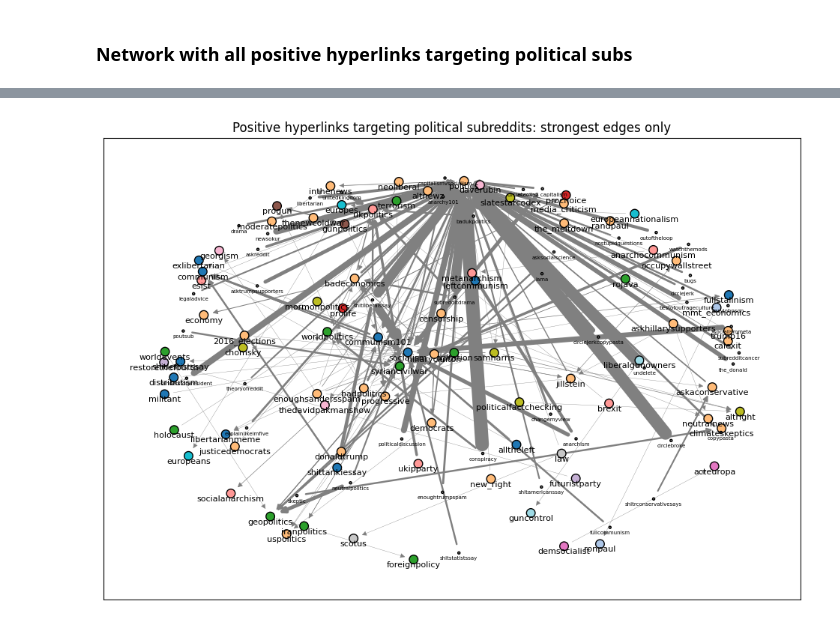
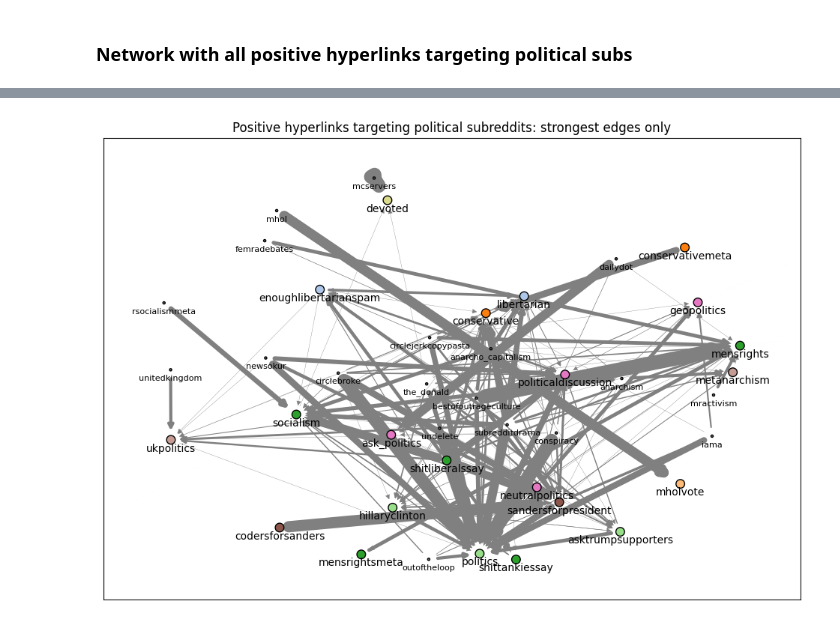
Before and after one commit to kehunter/stat236-subreddit-clustering, a Jupyter notebook: sentiment.ipynb, the cells around one changed output, grey strips where cells are left out. Saved outputs shown, nothing was run; the diff lists cells and outputs as text; code cells hidden in the pictures.

```diff
--- a/sentiment.ipynb
+++ b/sentiment.ipynb
@@ -56,9 +62,23 @@ G_undirected = G_directed.to_undirected()
 #### Use Louvain Community Detection
 # %%
 # Compute the best partition
-partition = community_louvain.best_partition(G_undirected, weight='count')
+# partition = community_louvain.best_partition(G_undirected, weight='count')
+def best_louvain_partition(G):
+
+    best_modularity = -1
+    best_partition = None
+    for i in range(50):
+        partition = community_louvain.best_partition(G, weight='count', random_state=i)
+        modularity_value = community_louvain.modularity(partition, G)
+        if modularity_value > best_modularity:
+            best_modularity = modularity_value
+            best_partition = partition
+    return best_partition
+
+partition = best_louvain_partition(G_undirected)
 
 nx.set_node_attributes(G_undirected, partition, 'community')
+nx.set_node_attributes(G_directed, partition, 'community')
 
 # transform to list of community sets
 partition_df = pd.DataFrame({'subreddit': partition.keys(), 'community':partition.values()})
@@ -228,15 +248,10 @@ plt.figure(figsize=(12, 8))
 
 # define colors
 colors = plt.get_cmap('tab20', len(communities))
-node_colors = {}
-for i, community in enumerate(communities):
-    for node in community:
-        node_colors[node] = colors(i)
+nodes = G_undirected.nodes()
+node_color_list = [colors(G_undirected.nodes[n]['community']) for n in nodes]
 
-# draw nodes with community colors
-node_color_list = [node_colors.get(node, 'grey') for node in G_directed.nodes()]
-
-pos = nx.spring_layout(G_directed, seed=42, k=0.8, scale=2)
+pos = nx.spring_layout(G_directed, seed=42, k=0.5, scale=40)
 label_pos = {node: (x, y - 0.1) for node, (x, y) in pos.items()}
 
 nx.draw_networkx_nodes(G_directed, pos, node_size=70, node_color=node_color_list, edgecolors="black")
@@ -462,41 +442,41 @@ for i, community in enumerate(communities):
 # Filter out grey nodes (i.e., only keep nodes in the communities)
 non_grey_nodes = [node for node in G_pt.nodes() if node in node_colors]
 
-# Filter edges: keep only edges with 'count' greater than a threshold (e.g., 5)
-threshold = 5  # You can adjust this value to keep stronger edges
+threshold = 10
 strong_edges = [(u, v, d) for u, v, d in G_pt.edges(data=True) if d['count'] > threshold]
+strong_nodes = list(pd.DataFrame(strong_edges).drop(columns=2).stack().unique())
 
 # Create a new graph with only the non-grey nodes and strong edges
-G_filtered = G_pt.subgraph(non_grey_nodes).copy()
+G_filtered = G_pt.subgraph(strong_nodes).copy()
 G_filtered.add_edges_from(strong_edges)
 
 # Recompute positions for the filtered graph
-pos = nx.spring_layout(G_filtered, seed=42, k=0.8, scale=2)
+pos = nx.spring_layout(G_filtered, seed=42, k=1.5, scale=5)
 
 # Assign node colors and sizes for the filtered graph
 node_color_list = [node_colors.get(node, 'grey') for node in G_filtered.nodes()]
 node_sizes = [5 if color == 'grey' else 70 for color in node_color_list]
 font_sizes = [5 if color == 'grey' else 8 for color in node_color_list]
 
 # Define the positions and labels
 labels = {node: node for node in G_filtered.nodes()}
 
 # Draw nodes with community colors
 nx.draw_networkx_nodes(G_filtered, pos, node_size=node_sizes, node_color=node_color_list, edgecolors="black")
 
 # Loop over nodes and draw each label with the appropriate font size
 for i, (node, (x, y)) in enumerate(pos.items()):
-    font_size = 5 if node_sizes[i] == 5 else 8
-    plt.text(x, y - 0.05, labels[node], fontsize=font_size, ha='center', va='center', color="black")
+    font_size = 8 if node_sizes[i] == 5 else 10
+    plt.text(x, y - 0.2, labels[node], fontsize=font_size, ha='center', va='center', color="black")
 
 # Edge widths related to count attribute (in the filtered graph)
 edge_widths = [d['count'] / 4 for (_, _, d) in G_filtered.edges(data=True)]
 
 # Draw edges with widths based on count
 nx.draw_networkx_edges(G_filtered, pos, edge_color="gray", arrows=True, width=edge_widths)
 
 # Set title and show plot
 plt.title("Positive hyperlinks targeting political subreddits: strongest edges only")
 plt.show()
 # %% [output]
-[figure, old version]
+[figure, new version]
```
Also changed, not shown: parts of 25 cells of this notebook.
